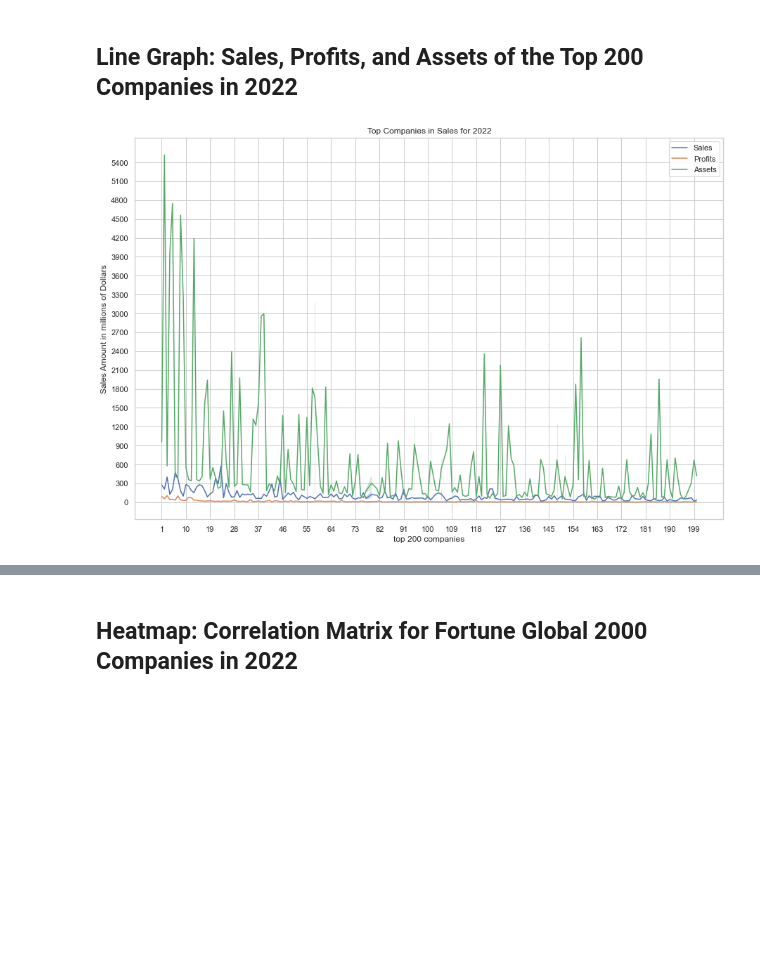
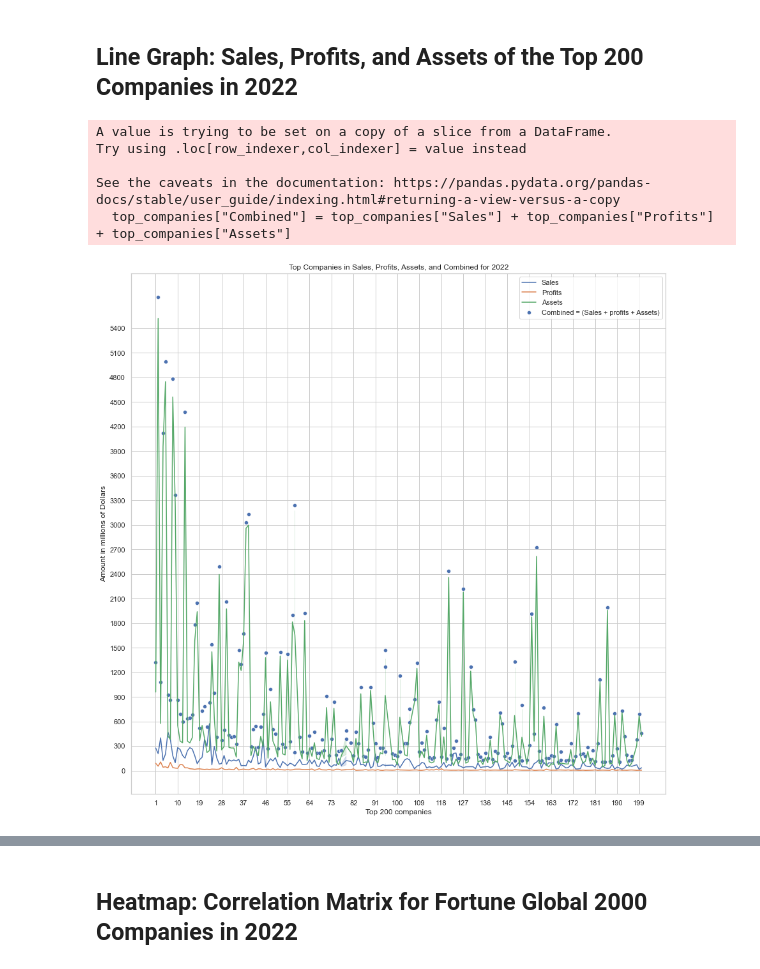
Before and after one commit to vikasreddy270/fortune-2000-companies-analysis, a Jupyter notebook: Fortune_2000_companies_2022_Analysis_.ipynb, the cells around one changed output, grey strips where cells are left out. Cells and saved outputs as stored; diff of their text form; code cells hidden in the pictures; blank space fills up the shorter version.

Commit message:
made documentation better

```diff
--- a/Fortune_2000_companies_2022_Analysis_.ipynb
+++ b/Fortune_2000_companies_2022_Analysis_.ipynb
@@ -53,3 +52,11 @@ data = pd.read_csv("data/Forbes Global 2000 - 2022.csv")
 
 # Contains the GDP of countries
 gdp = pd.read_csv("data/GDP by Country 1999-2022.csv")
+# %%
+# This code will convert .xlsx files to .csv files
+# uncomment these lines, if dowloaded as .xlsx files
+
+"""strings = "data\*"
+for name in glob.glob(strings):
+    df = pd.read_excel(name)
+    df.to_csv(name.replace(".xlsx", ".csv"))"""
@@ -522,34 +488,45 @@ Banking and Oil Gas Operations are the dominating industries.
 ## Hypothesis 1 : Companies with higher rankings on the Forbes 2000 list tend to have higher revenue, profits, and assets.
 # %% [markdown]
 ## Line Graph: Sales, Profits, and Assets of the Top 200 Companies in 2022
-# %%
-
-# Filter data for the year 2022
-data_2022 = data[data["Year"] == 2022]
-
-# Select the top N companies based on sales
-top_companies = data_2022.iloc[:200]
-
-# Set the style for the plot
-sns.set(style="whitegrid")
-
-# Create a figure and axis
-plt.figure(figsize=(15, 10))
-
-sns.lineplot(y = top_companies["Sales"],x = top_companies["Rank_nr"], label = "Sales")
-sns.lineplot(y = top_companies["Profits"],x = top_companies["Rank_nr"], label = "Profits")
-sns.lineplot(y = top_companies["Assets"],x = top_companies["Rank_nr"], label = "Assets")
-
-plt.yticks(range(0, int(data_2022["Assets"].max())+1, 300))
-plt.xticks(range(1,201, 9))
-
-# Customize the plot
-plt.title("Top Companies in Sales for 2022")
-plt.xlabel("top 200 companies")
-plt.ylabel("Sales Amount in millions of Dollars")
-plt.legend()
-plt.grid(True)
-plt.show()
-# %% [output]
-[figure, removed]
+# %%
+# Filter data for the year 2022
+data_2022 = data[data["Year"] == 2022]
+
+# Select the top N companies based on sales
+top_companies = data_2022.iloc[:200]
+
+# Calculate the combined value for each company
+top_companies["Combined"] = top_companies["Sales"] + top_companies["Profits"] + top_companies["Assets"]
+
+# Set the style for the plot
+sns.set(style="whitegrid")
+
+# Create a figure and axis
+plt.figure(figsize=(15, 15))
+
+# Plot individual lines for sales, profits, and assets
+sns.lineplot(y=top_companies["Sales"], x=top_companies["Rank_nr"], label="Sales")
+sns.lineplot(y=top_companies["Profits"], x=top_companies["Rank_nr"], label="Profits")
+sns.lineplot(y=top_companies["Assets"], x=top_companies["Rank_nr"], label="Assets")
+
+# Plot the combined line with a star marker
+sns.scatterplot(y=top_companies["Combined"], x=top_companies["Rank_nr"], label="Combined = (Sales + profits + Assets)", marker='o')
+
+plt.yticks(range(0, int(data_2022["Assets"].max()) + 1, 300))
+plt.xticks(range(1, 201, 9))
+
+# Customize the plot
+plt.title("Top Companies in Sales, Profits, Assets, and Combined for 2022")
+plt.xlabel("Top 200 companies")
+plt.ylabel("Amount in millions of Dollars")
+plt.legend()
+plt.grid(True)
+plt.show()
+# %% [output]
+A value is trying to be set on a copy of a slice from a DataFrame.
+Try using .loc[row_indexer,col_indexer] = value instead
+
+See the caveats in the documentation: https://pandas.pydata.org/pandas-docs/stable/user_guide/indexing.html#returning-a-view-versus-a-copy
+  top_companies["Combined"] = top_companies["Sales"] + top_companies["Profits"] + top_companies["Assets"]
+[figure, added]
 # %% [markdown]
```
Also changed, not shown: parts of 19 cells of this notebook.
